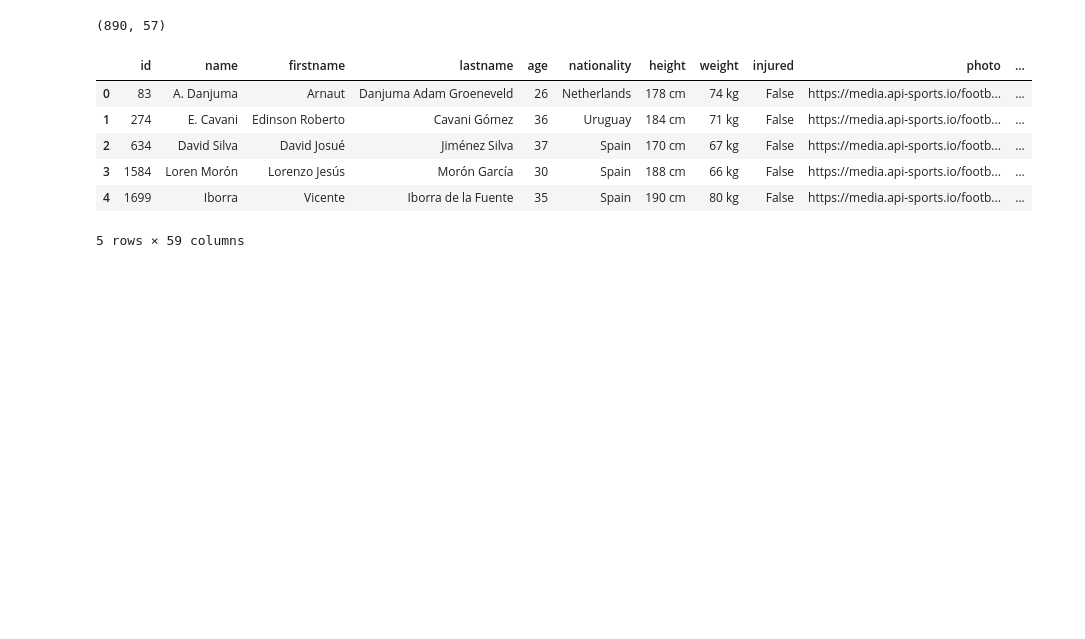
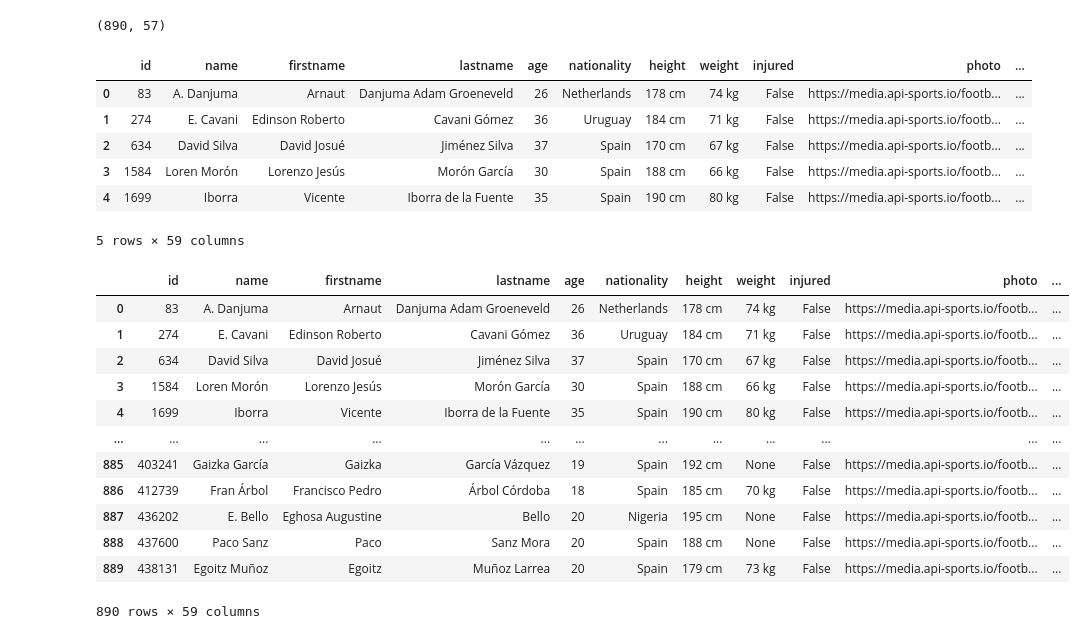
Before and after one commit to ktvgs/Euro_2024, a Jupyter notebook: json_laliga_clean.ipynb, the cells around one changed output. Cells and saved outputs as stored; diff of their text form; code cells hidden in the pictures; blank space fills up the shorter version.

```diff
--- a/json_laliga_clean.ipynb
+++ b/json_laliga_clean.ipynb
@@ -129,0 +130,16 @@ laliga_players_df.to_csv('laliga_player23.csv',index=False)
+# %%
+laliga_players_df.drop_duplicates(subset='id',keep='first')
+# %% [output]
+|  | id | name | firstname | lastname | age | nationality | height | weight | injured | photo | ... |
+| 0 | 83 | A. Danjuma | Arnaut | Danjuma Adam Groeneveld | 26 | Netherlands | 178 cm | 74 kg | False | https://media.api-sports.io/footb... | ... |
+| 1 | 274 | E. Cavani | Edinson Roberto | Cavani Gómez | 36 | Uruguay | 184 cm | 71 kg | False | https://media.api-sports.io/footb... | ... |
+| 2 | 634 | David Silva | David Josué | Jiménez Silva | 37 | Spain | 170 cm | 67 kg | False | https://media.api-sports.io/footb... | ... |
+| 3 | 1584 | Loren Morón | Lorenzo Jesús | Morón García | 30 | Spain | 188 cm | 66 kg | False | https://media.api-sports.io/footb... | ... |
+| 4 | 1699 | Iborra | Vicente | Iborra de la Fuente | 35 | Spain | 190 cm | 80 kg | False | https://media.api-sports.io/footb... | ... |
+| ... | ... | ... | ... | ... | ... | ... | ... | ... | ... | ... | ... |
+| 885 | 403241 | Gaizka García | Gaizka | García Vázquez | 19 | Spain | 192 cm | None | False | https://media.api-sports.io/footb... | ... |
+| 886 | 412739 | Fran Árbol | Francisco Pedro | Árbol Córdoba | 18 | Spain | 185 cm | 70 kg | False | https://media.api-sports.io/footb... | ... |
+| 887 | 436202 | E. Bello | Eghosa Augustine | Bello | 20 | Nigeria | 195 cm | None | False | https://media.api-sports.io/footb... | ... |
+| 888 | 437600 | Paco Sanz | Paco | Sanz Mora | 20 | Spain | 188 cm | None | False | https://media.api-sports.io/footb... | ... |
+| 889 | 438131 | Egoitz Muñoz | Egoitz | Muñoz Larrea | 20 | Spain | 179 cm | 73 kg | False | https://media.api-sports.io/footb... | ... |
+890 rows × 59 columns
```
Also changed, not shown: parts of 1 cell of this notebook, 6 other files.
